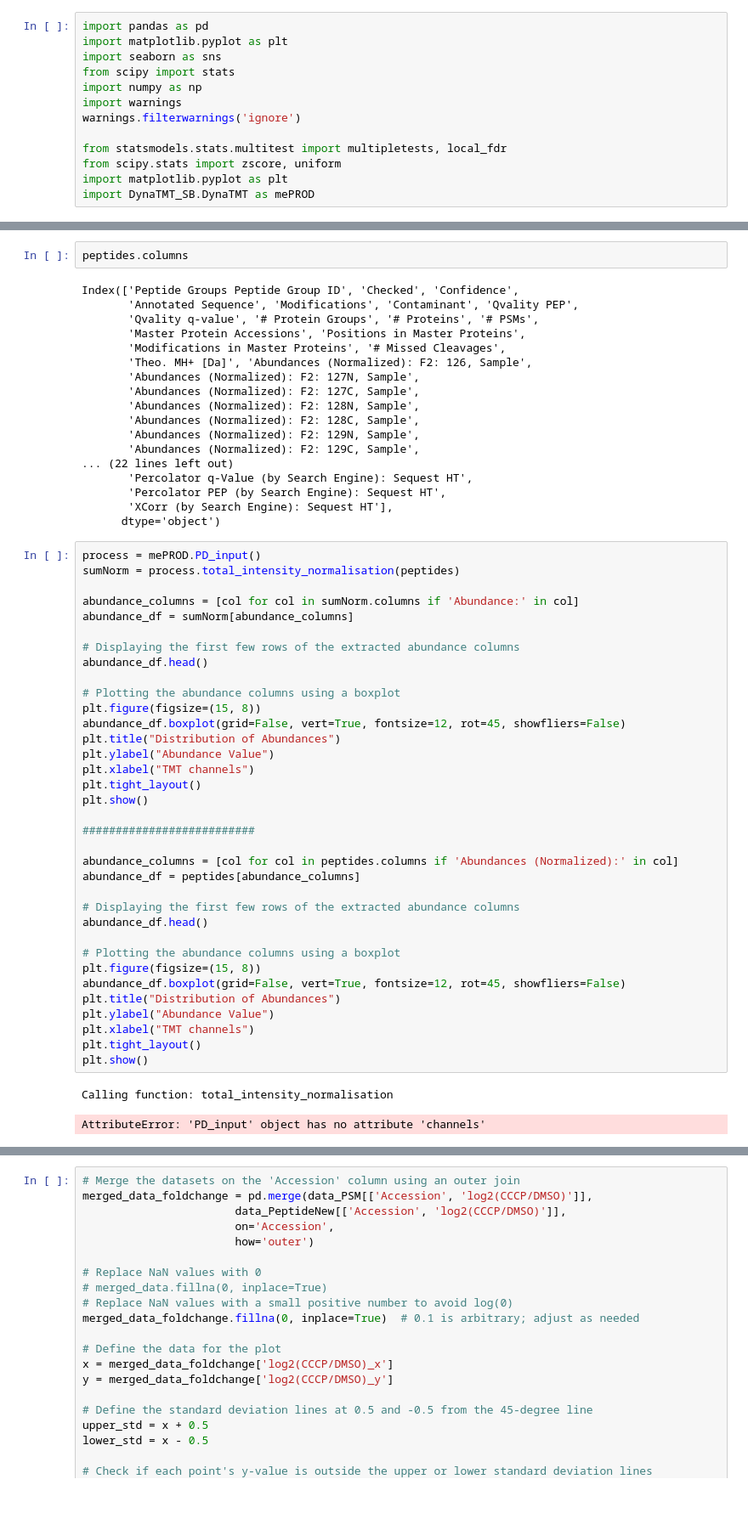
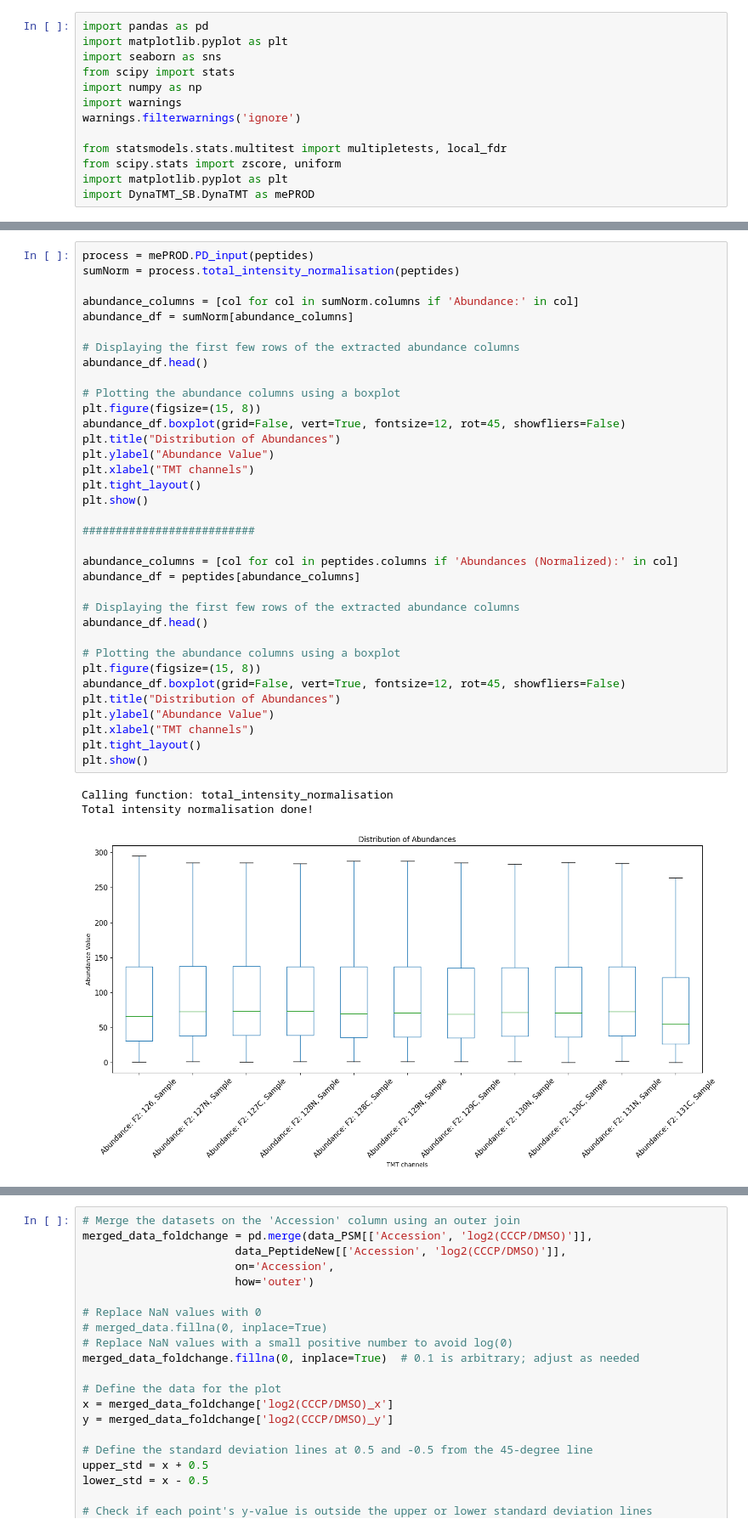
Before and after one commit to science64/DynaTMT-py-SB, a Jupyter notebook: Quality control analysis with new update vs old/new analysis comparison 22.11.23/Comparing data - quality control_22.11.23.ipynb, the cells around one changed output, grey strips where cells are left out. Shown at 85% size. Cells and saved outputs as stored; diff of their text form; blank space fills up the shorter version.

```diff
--- a/Quality control analysis with new update vs old/new analysis comparison 22.11.23/Comparing data - quality control_22.11.23.ipynb
+++ b/Quality control analysis with new update vs old/new analysis comparison 22.11.23/Comparing data - quality control_22.11.23.ipynb
@@ -25,25 +32,5 @@ KeyError: "['Abundance: 131C'] not found in axis"
-# %%
-peptides.columns
-# %% [output]
-Index(['Peptide Groups Peptide Group ID', 'Checked', 'Confidence',
-       'Annotated Sequence', 'Modifications', 'Contaminant', 'Qvality PEP',
-       'Qvality q-value', '# Protein Groups', '# Proteins', '# PSMs',
-       'Master Protein Accessions', 'Positions in Master Proteins',
-       'Modifications in Master Proteins', '# Missed Cleavages',
-       'Theo. MH+ [Da]', 'Abundances (Normalized): F2: 126, Sample',
-       'Abundances (Normalized): F2: 127N, Sample',
-       'Abundances (Normalized): F2: 127C, Sample',
-       'Abundances (Normalized): F2: 128N, Sample',
-       'Abundances (Normalized): F2: 128C, Sample',
-       'Abundances (Normalized): F2: 129N, Sample',
-       'Abundances (Normalized): F2: 129C, Sample',
-... (22 lines left out)
-       'Percolator q-Value (by Search Engine): Sequest HT',
-       'Percolator PEP (by Search Engine): Sequest HT',
-       'XCorr (by Search Engine): Sequest HT'],
-      dtype='object')
 # %%
-process = mePROD.PD_input()
+process = mePROD.PD_input(peptides)
 sumNorm = process.total_intensity_normalisation(peptides)
 
 abundance_columns = [col for col in sumNorm.columns if 'Abundance:' in col]
@@ -52,31 +39,32 @@ abundance_df = sumNorm[abundance_columns]
 # Displaying the first few rows of the extracted abundance columns
 abundance_df.head()
 
 # Plotting the abundance columns using a boxplot
 plt.figure(figsize=(15, 8))
 abundance_df.boxplot(grid=False, vert=True, fontsize=12, rot=45, showfliers=False)
 plt.title("Distribution of Abundances")
 plt.ylabel("Abundance Value")
 plt.xlabel("TMT channels")
 plt.tight_layout()
 plt.show()
 
 ##########################
 
 abundance_columns = [col for col in peptides.columns if 'Abundances (Normalized):' in col]
 abundance_df = peptides[abundance_columns]
 
 # Displaying the first few rows of the extracted abundance columns
 abundance_df.head()
 
 # Plotting the abundance columns using a boxplot
 plt.figure(figsize=(15, 8))
 abundance_df.boxplot(grid=False, vert=True, fontsize=12, rot=45, showfliers=False)
 plt.title("Distribution of Abundances")
 plt.ylabel("Abundance Value")
 plt.xlabel("TMT channels")
 plt.tight_layout()
 plt.show()
 # %% [output]
 Calling function: total_intensity_normalisation
+Total intensity normalisation done!
-AttributeError: 'PD_input' object has no attribute 'channels'
+[figure, added]
```
Also changed, not shown: parts of 3 cells of this notebook, 1 other file.
